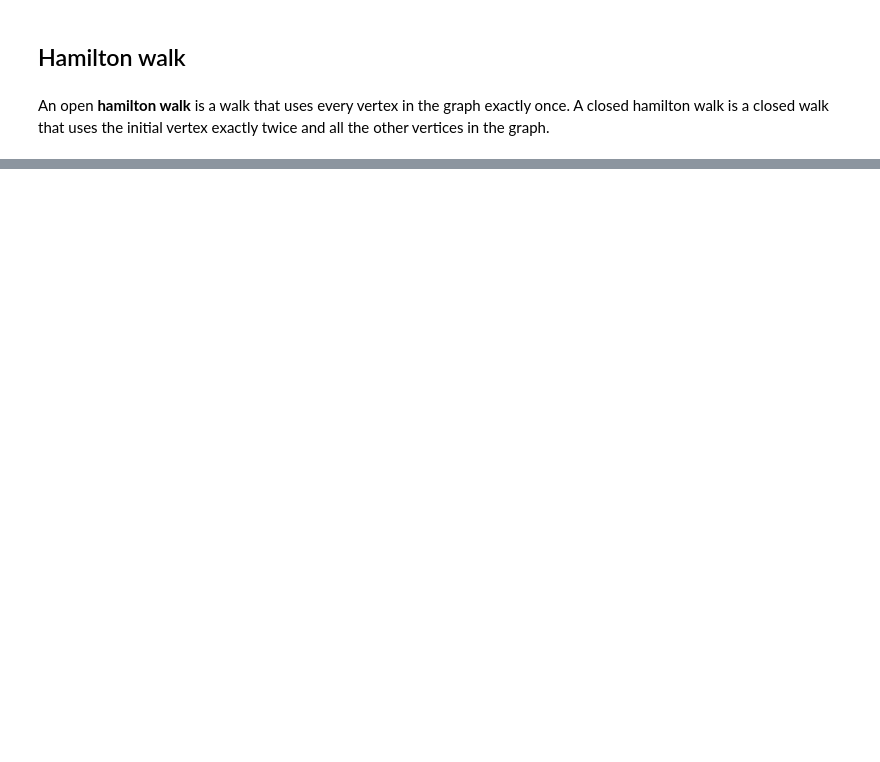
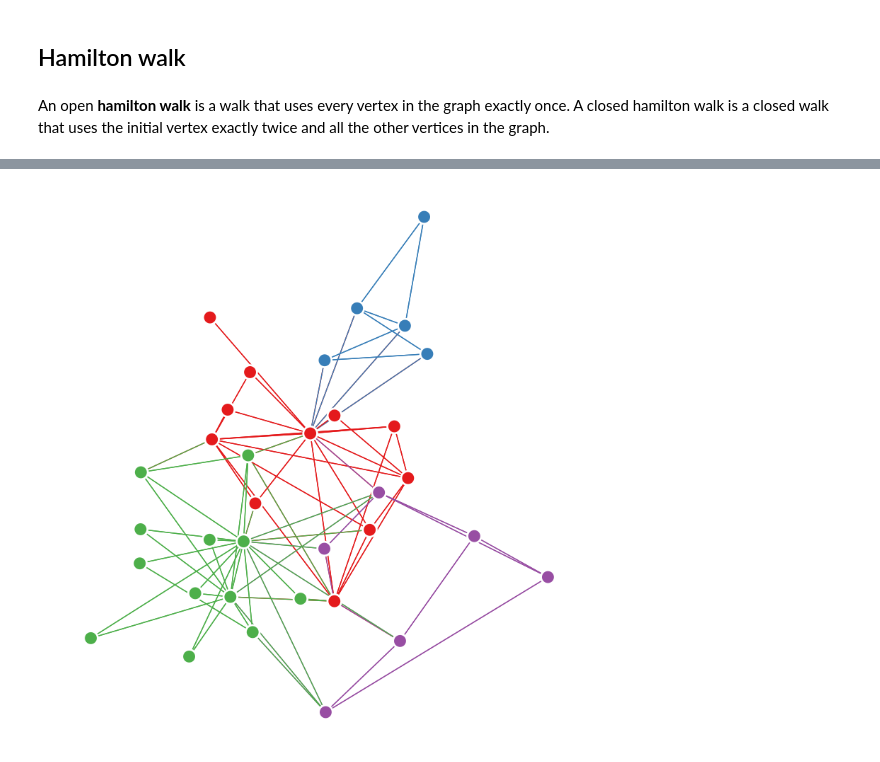
Before and after one commit to deva-k/devabook, a Jupyter notebook: book/graphs/graphs.ipynb, the cells around one changed output, grey strips where cells are left out. Drawn from its saved outputs; the diff is of its cells as text; code cells hidden in the pictures; blank space fills up the shorter version.

```diff
--- a/book/graphs/graphs.ipynb
+++ b/book/graphs/graphs.ipynb
@@ -489,0 +564,26 @@ Hamiltonian walk:  [['A', 'B', 'C', 'E', 'F', 'D']]
+# %%
+xs = []
+ys = []
+for node in nodelist:
+    xs.append(pos[node][0])
+    ys.append(pos[node][1])
+xs = np.array(xs)
+ys = np.array(ys)
+
+A = nx.to_numpy_array(g, nodelist=nodelist)
+partition_map = leiden(g, trials=100)
+labels = np.vectorize(partition_map.get)(nodelist)
+
+ax = networkplot(
+    A,
+    x=xs,
+    y=ys,
+    node_alpha=1.0,
+    edge_alpha=1.0,
+    edge_linewidth=1.0,
+    node_hue=labels,
+    node_kws=dict(s=200, linewidth=2),
+)
+_ = ax.axis('off')
+# %% [output]
+[figure, added]
```
Also changed, not shown: parts of 42 cells of this notebook, 1 other file.
